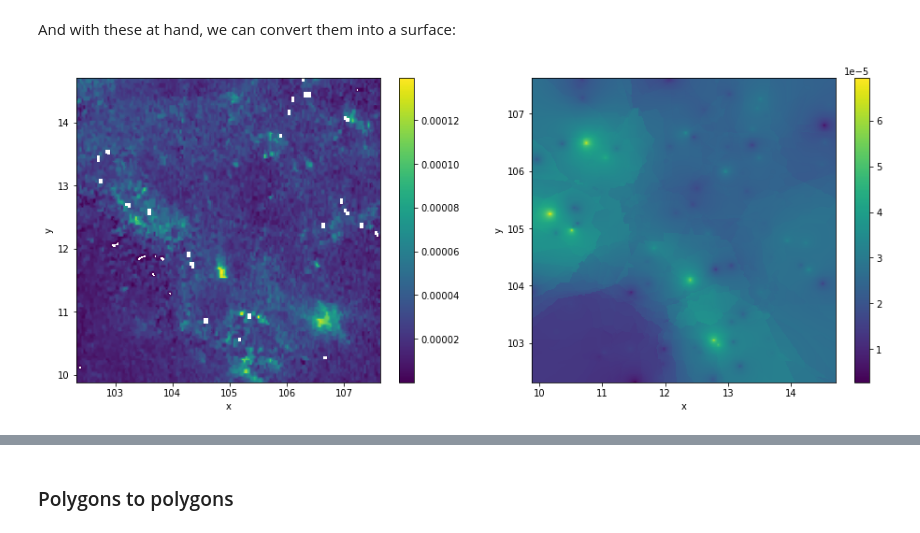
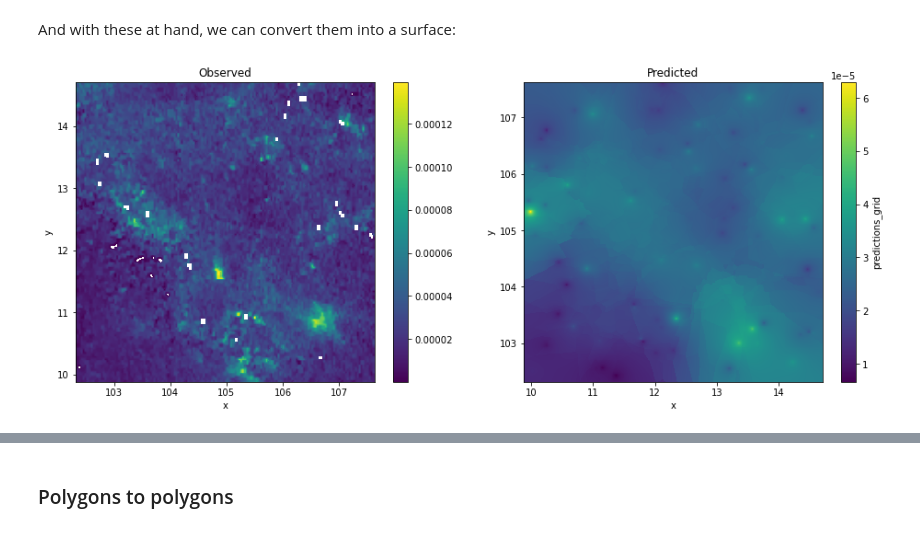
Before and after one commit to darribas/gds4ae, a Jupyter notebook: content/notebooks/04-Spatial_feature_eng_i.ipynb, the cells around one changed output, grey strips where cells are left out. Saved outputs shown, nothing was run; the diff lists cells and outputs as text; code cells hidden in the pictures.

```diff
--- a/content/notebooks/04-Spatial_feature_eng_i.ipynb
+++ b/content/notebooks/04-Spatial_feature_eng_i.ipynb
@@ -402,6 +436,6 @@ Imagine we do not have a surface like `pollution` but we needed it. In this cont
 
 We will set as out target locations those of the pixels in the target surface we have seen {ref}`above <sfe_s2s>`:
 # %%
-tgt_friction_mt = tgt_friction.rio.set_crs(
+tgt_pollution_mt = tgt_pollution.rio.set_crs(
     "EPSG:4326"
 ).rio.reproject("EPSG:5726")
@@ -410,2 +442,10 @@ xys = tgt_friction_mt.coords.to_index()
+# %%
+xy_pairs = tgt_pollution_mt.to_series().index
+xys = np.array(
+    [
+        xy_pairs.get_level_values("x"),
+        xy_pairs.get_level_values("y")
+    ]
+).T
 # %% [markdown]
 To obtain pollution estimates at each location, we can `predict` with `model`:
@@ -427,23 +452,26 @@ predictions_grid = model.predict(
 # %%
-predictions_grid = model.predict(
-    np.array(xys.to_list())
-)
+predictions_grid = model.predict(xys)
 # %% [markdown]
 And with these at hand, we can convert them into a surface:
 # %%
-predictions_series = pandas.Series(
-    predictions_grid,
-    index=xys
+predictions_series = pandas.DataFrame(
+    {"predictions_grid": predictions_grid}
+).join(
+    pandas.DataFrame(xys, columns=["x", "y"])
+).set_index(["y", "x"])
+
+predictions_surface = xarray.DataArray().from_series(
+    predictions_series["predictions_grid"]
 )
-predictions_surface = xarray.DataArray().from_series(
-    predictions_series
-)
 # %%
 f, axs = plt.subplots(1, 2, figsize=(16, 6))
 
 tgt_pollution.where(tgt_pollution>0).plot(ax=axs[0])
+axs[0].set_title("Observed")
+
 predictions_surface.plot(ax=axs[1])
+axs[1].set_title("Predicted")
 
 plt.show()
 # %% [output]
-[figure, old version]
+[figure, new version]
```
Also changed, not shown: parts of 18 cells of this notebook.
